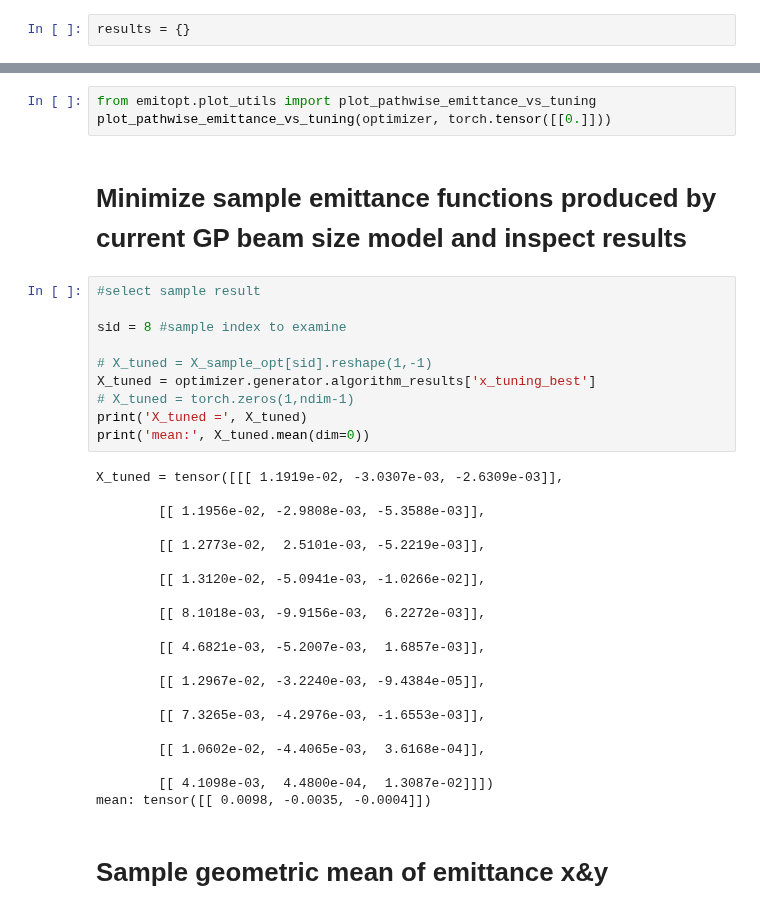
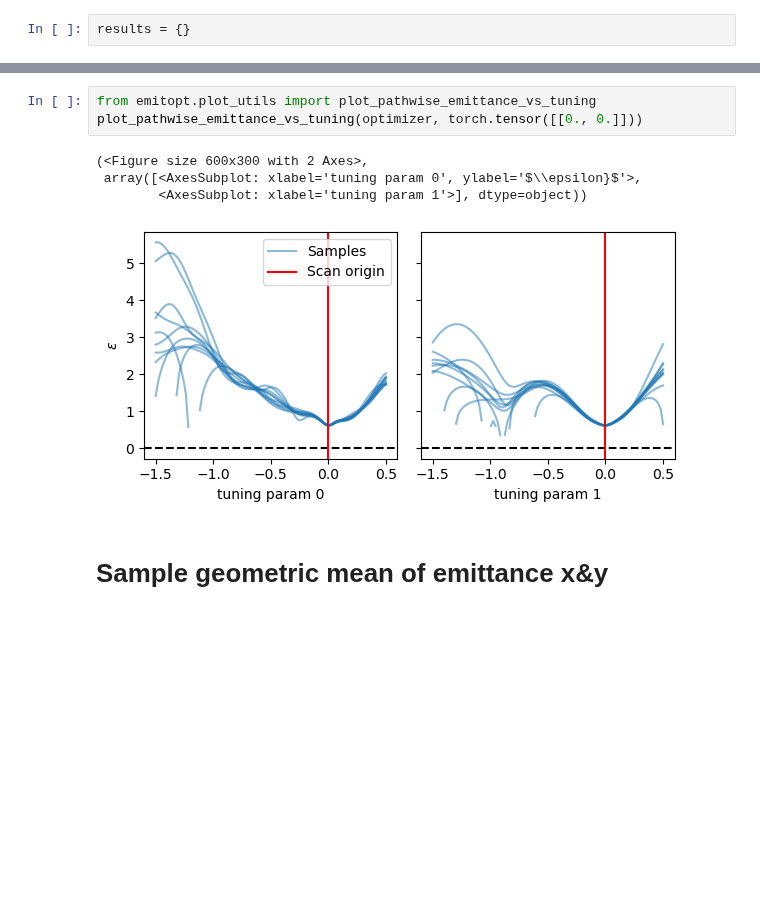
Before and after one commit to roussel-ryan/emitopt, a Jupyter notebook: examples/bax-emittance-xy-minimization-toy-model-THINQUAD.ipynb, the cells around one changed output, grey strips where cells are left out. Saved outputs shown, nothing was run; the diff lists cells and outputs as text; blank space fills up the shorter version.

```diff
--- a/examples/bax-emittance-xy-minimization-toy-model-THINQUAD.ipynb
+++ b/examples/bax-emittance-xy-minimization-toy-model-THINQUAD.ipynb
@@ -326,39 +317,11 @@ ax.axhline(gt_emit_min, ls='--', c='k', label='ground truth')
 # %%
 from emitopt.plot_utils import plot_pathwise_emittance_vs_tuning
-plot_pathwise_emittance_vs_tuning(optimizer, torch.tensor([[0.]]))
+plot_pathwise_emittance_vs_tuning(optimizer, torch.tensor([[0., 0.]]))
+# %% [output]
+(<Figure size 600x300 with 2 Axes>,
+ array([<AxesSubplot: xlabel='tuning param 0', ylabel='$\\epsilon}$'>,
+        <AxesSubplot: xlabel='tuning param 1'>], dtype=object))
+[figure, added]
-# %% [markdown]
-# Minimize sample emittance functions produced by current GP beam size model and inspect results
-# %%
-#select sample result
-
-sid = 8 #sample index to examine
-
-# X_tuned = X_sample_opt[sid].reshape(1,-1)
-X_tuned = optimizer.generator.algorithm_results['x_tuning_best']
-# X_tuned = torch.zeros(1,ndim-1)
-print('X_tuned =', X_tuned)
-print('mean:', X_tuned.mean(dim=0))
-# %% [output]
-X_tuned = tensor([[[ 1.1919e-02, -3.0307e-03, -2.6309e-03]],
-
-        [[ 1.1956e-02, -2.9808e-03, -5.3588e-03]],
-
-        [[ 1.2773e-02,  2.5101e-03, -5.2219e-03]],
-
-        [[ 1.3120e-02, -5.0941e-03, -1.0266e-02]],
-
-        [[ 8.1018e-03, -9.9156e-03,  6.2272e-03]],
-
-        [[ 4.6821e-03, -5.2007e-03,  1.6857e-03]],
-
-        [[ 1.2967e-02, -3.2240e-03, -9.4384e-05]],
-
-        [[ 7.3265e-03, -4.2976e-03, -1.6553e-03]],
-
-        [[ 1.0602e-02, -4.4065e-03,  3.6168e-04]],
-
-        [[ 4.1098e-03,  4.4800e-04,  1.3087e-02]]])
-mean: tensor([[ 0.0098, -0.0035, -0.0004]])
 # %% [markdown]
 # Sample geometric mean of emittance x&y
 # %%
```
Also changed, not shown: parts of 15 cells of this notebook, 5 other files.
